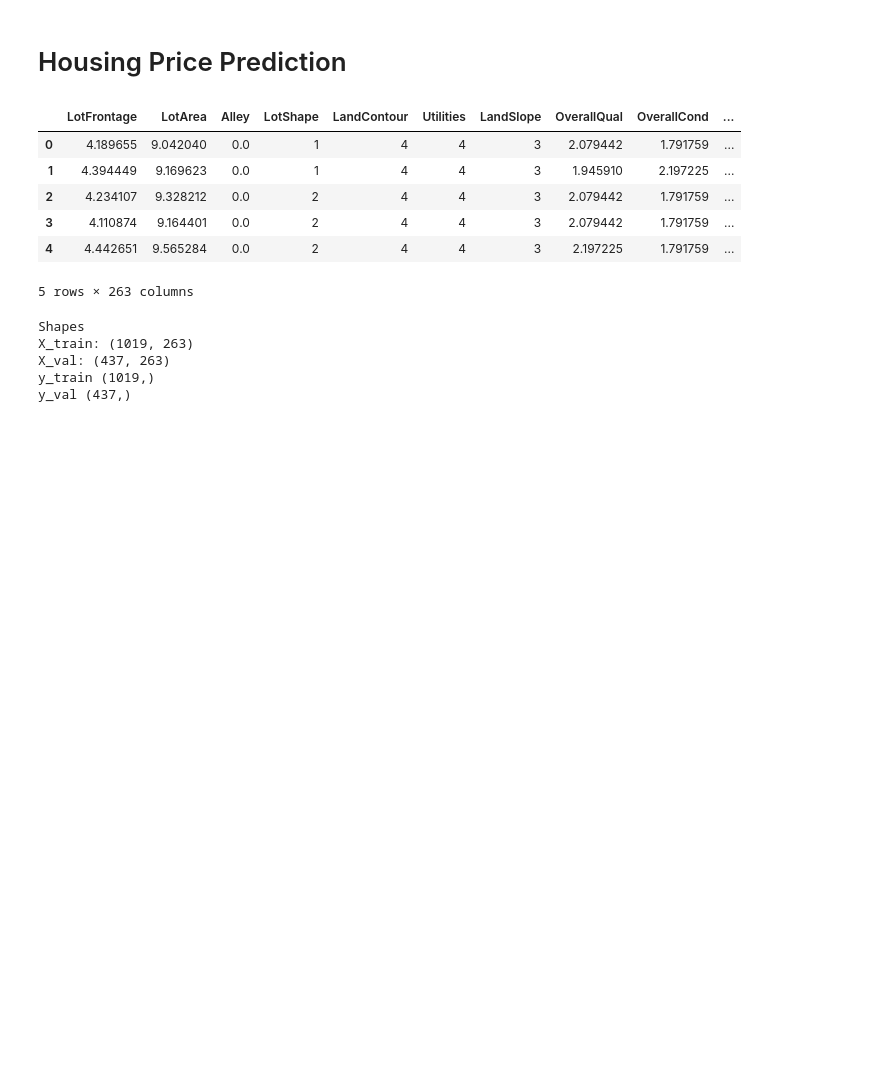
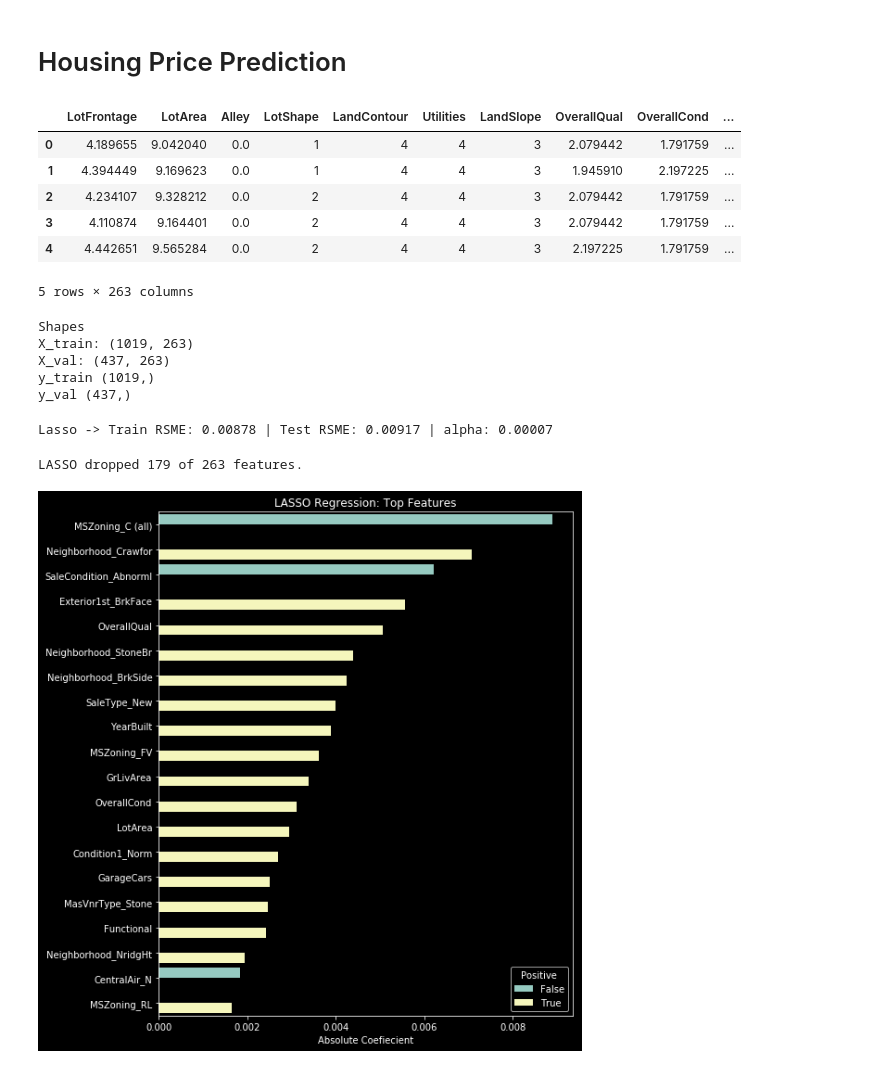
Before and after one commit to JPLAVALLEY/kaggle, a Jupyter notebook: House_Prices_Model_Development.ipynb, the cells around one changed output. Cells and saved outputs as stored; diff of their text form; code cells hidden in the pictures; blank space fills up the shorter version.

```diff
--- a/House_Prices_Model_Development.ipynb
+++ b/House_Prices_Model_Development.ipynb
@@ -533,3 +533,16 @@ X_train: (1019, 263)
 X_val: (437, 263)
 y_train (1019,)
 y_val (437,)
+# %%
+from sklearn.preprocessing import RobustScaler, StandardScaler
+
+#Remove Id and SalePrice from num_features
+num_features.remove('Id')
+num_features.remove('SalePrice')
+
+#Reason is to make feature means at 0 with standard deviation of 1
+stdsc = StandardScaler()
+X_train.loc[:,num_features] = stdsc.fit_transform(X_train[num_features])
+X_test.loc[:,num_features] = stdsc.transform(X_test[num_features])
+
+#Note we're only standardizing numerical features, not the dummy features
@@ -535,0 +555,20 @@ y_val (437,)
+# %%
+from sklearn.linear_model import Lasso
+from sklearn.model_selection import GridSearchCV
+
+param_grid = {'alpha': [0.0001, 0.001, 0.01, 0.1, 1., 5., 10., 25.], 'max_iter': [50000]}
+lasso = GridSearchCV(Lasso(), cv=5, param_grid=param_grid, scoring='neg_mean_squared_error')
+lasso.fit(X_train, y_train)
+alpha = lasso.best_params_['alpha']
+
+# Hone in
+param_grid = {'alpha': [x/100 * alpha for x in range(50 ,150, 5)], 'max_iter': [50000]}
+lasso = GridSearchCV(Lasso(), cv=5, param_grid=param_grid, scoring='neg_mean_squared_error')
+lasso.fit(X_train, y_train)
+alpha = lasso.best_params_['alpha']
+lasso = lasso.best_estimator_
+
+print('Lasso -> Train RSME: {:.5f} | Test RSME: {:.5f} | alpha: {:.5f}'.format(
+    rsme(lasso, X_train, y_train).mean(), rsme(lasso, X_test, y_test).mean(), alpha))
+# %% [output]
+Lasso -> Train RSME: 0.00878 | Test RSME: 0.00917 | alpha: 0.00007
@@ -535,0 +578,16 @@ y_val (437,)
+# %%
+import seaborn as sns
+coefs= pd.DataFrame({'coefs':lasso.coef_,'Positive':lasso.coef_ > 0}, index=X_train.columns)
+coefs['coefs_abs'] = np.abs(coefs.coefs)
+print('LASSO dropped {} of {} features.'.format(
+    sum(coefs.coefs == 0), coefs.shape[0]))
+
+top_coefs = coefs.sort_values('coefs_abs', ascending=False).head(20)
+plt.figure(figsize=(8,10))
+sns.barplot( top_coefs.coefs_abs, top_coefs.index, orient='h', hue=top_coefs.Positive)
+plt.title('LASSO Regression: Top Features')
+plt.xlabel('Absolute Coefiecient')
+plt.show()
+# %% [output]
+LASSO dropped 179 of 263 features.
+[figure, added]
```
Also changed, not shown: parts of 4 cells of this notebook.
